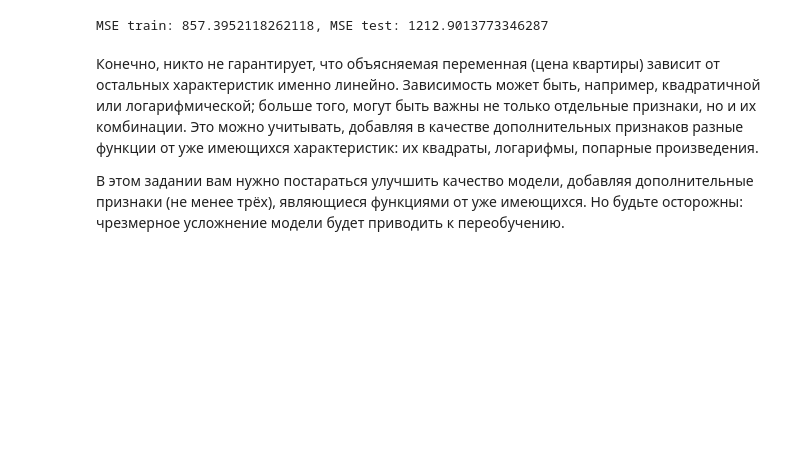
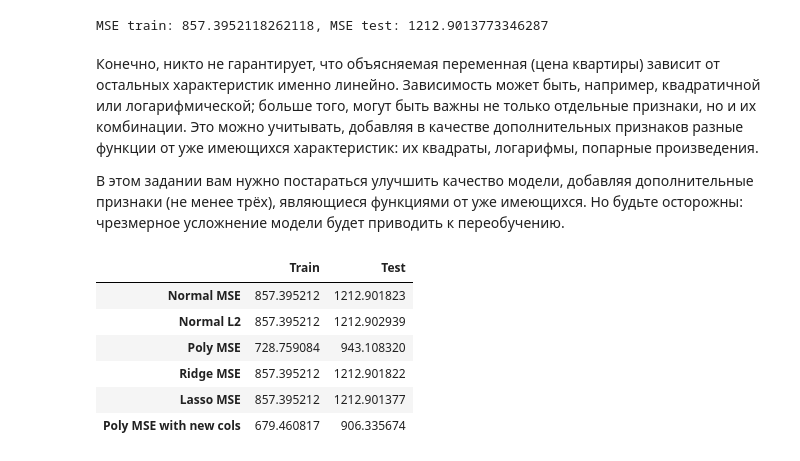
Before and after one commit to giezz/ml-module-2, a Jupyter notebook: lab3/ml_lab3.ipynb, the cells around one changed output. Cells and saved outputs as stored; diff of their text form; code cells hidden in the pictures; blank space fills up the shorter version.

```diff
--- a/lab3/ml_lab3.ipynb
+++ b/lab3/ml_lab3.ipynb
@@ -232,9 +233,9 @@ print(f"MSE train: {mse_train}, MSE test: {mse}")
 MSE train: 857.3952118181703, MSE test: 1212.9018225237246
 # %%
 theta = get_weights_reg(X_train_ones, y_train, 0.001)
-mse_train = mean_squared_error(X_train_ones.dot(theta), y_train)
-mse = mean_squared_error(X_test_ones.dot(theta), y_test)
-print(f"MSE train: {mse_train}, MSE test: {mse}")
+mse_norm_l2_train = mean_squared_error(X_train_ones.dot(theta), y_train)
+mse_norm_l2 = mean_squared_error(X_test_ones.dot(theta), y_test)
+print(f"MSE train: {mse_norm_l2_train}, MSE test: {mse_norm_l2}")
 # %% [output]
 MSE train: 857.3952118237885, MSE test: 1212.90293909962
 # %%
@@ -247,6 +248,13 @@ for k in degrees:
     mse_train = mean_squared_error(y_train, X_poly_train.dot(theta))
     mse = mean_squared_error(y_test, X_poly_test.dot(theta))
     print(f"degree: {k} MSE train: {mse_train}, MSE test: {mse}")
+
+poly = PolynomialFeatures(degree=2)
+X_poly_train = poly.fit_transform(X_train)
+X_poly_test = poly.transform(X_test)
+theta = get_weights_reg(X_poly_train, y_train, regularization=0.0001)
+mse_poly_train = mean_squared_error(y_train, X_poly_train.dot(theta))
+mse_poly = mean_squared_error(y_test, X_poly_test.dot(theta))
 # %% [output]
 degree: 1 MSE train: 857.3952118182266, MSE test: 1212.9019341846022
 degree: 2 MSE train: 728.7590836964271, MSE test: 943.1083203383208
@@ -287,9 +295,9 @@ clf = Lasso(alpha=0.0001)
 clf.fit(X_train, y_train)
 y_pred_train = clf.predict(X_train)
 y_pred = clf.predict(X_test)
-mse_r = mean_squared_error(y_test, y_pred)
-mse_r_train = mean_squared_error(y_train, y_pred_train)
-print(f"MSE train: {mse_r_train}, MSE test: {mse_r}")
+mse_l = mean_squared_error(y_test, y_pred)
+mse_l_train = mean_squared_error(y_train, y_pred_train)
+print(f"MSE train: {mse_l_train}, MSE test: {mse_l}")
 # %% [output]
 MSE train: 857.3952118262118, MSE test: 1212.9013773346287
 # %% [markdown]
@@ -300,0 +307,33 @@ MSE train: 857.3952118262118, MSE test: 1212.9013773346287
+# %%
+df = pd.read_csv("../data/flats_moscow.txt", delimiter="\t")
+df['log_dist'] = np.log(df['dist'])
+df['log_metrdist'] = np.log(df['metrdist'])
+df['log_totsp'] = np.log(df['totsp'])
+y = df.price
+df = df.drop(columns=["price"])
+x_train, x_test, y_train, y_test = train_test_split(df, y, train_size=0.8, random_state=42)
+X_poly_train = poly.fit_transform(x_train)
+X_poly_test = poly.transform(x_test)
+theta = get_weights_reg(X_poly_train, y_train, regularization=0.0001)
+mse_poly_c_train = mean_squared_error(y_train, X_poly_train.dot(theta))
+mse_poly_c = mean_squared_error(y_test, X_poly_test.dot(theta))
+# %%
+mse = {
+    "Normal MSE": [mse_norm_train, mse_norm],
+    "Normal L2": [mse_norm_l2_train, mse_norm_l2],
+    "Poly MSE": [mse_poly_train, mse_poly],
+    "Ridge MSE": [mse_r_train, mse_r],
+    "Lasso MSE": [mse_l_train, mse_l],
+    "Poly MSE with new cols": [mse_poly_c_train, mse_poly_c]
+}
+df = pd.DataFrame(mse).transpose()
+df.columns = ['Train', 'Test']
+df
+# %% [output]
+|  | Train | Test |
+| Normal MSE | 857.395212 | 1212.901823 |
+| Normal L2 | 857.395212 | 1212.902939 |
+| Poly MSE | 728.759084 | 943.108320 |
+| Ridge MSE | 857.395212 | 1212.901822 |
+| Lasso MSE | 857.395212 | 1212.901377 |
+| Poly MSE with new cols | 679.460817 | 906.335674 |
```
Also changed, not shown: parts of 4 cells of this notebook, 1 other file.
